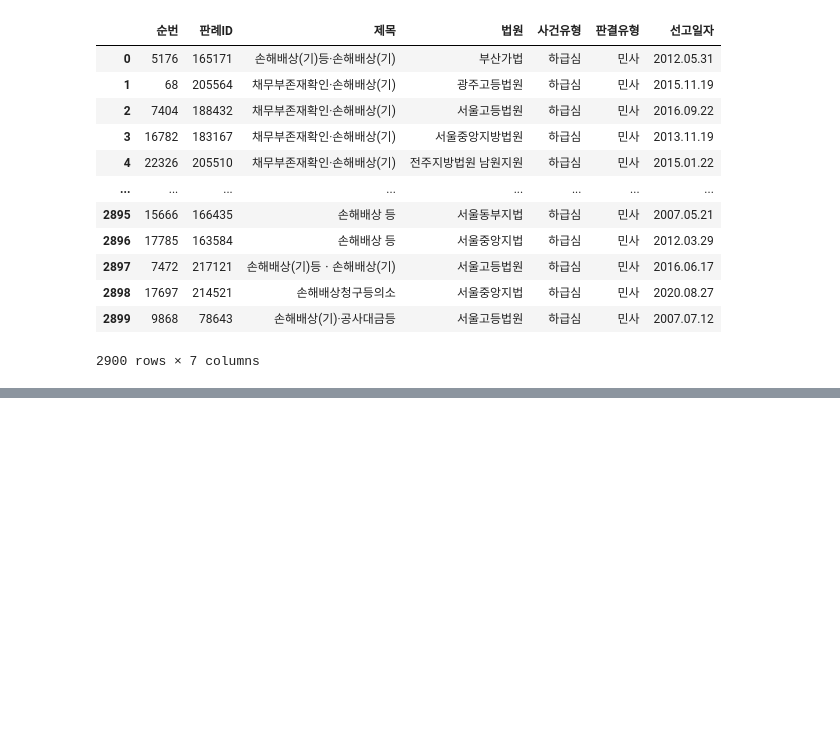
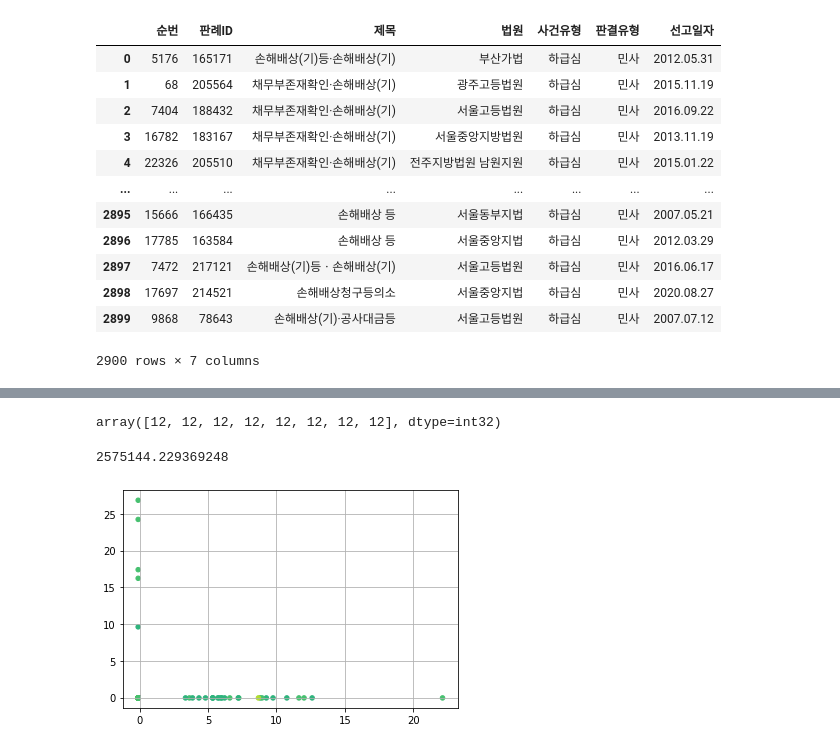
Before and after one commit to park1997/IndustrialSystemsEngineering_Project, a Jupyter notebook: 손해배상.ipynb, the cells around one changed output, grey strips where cells are left out. Cells and saved outputs as stored; diff of their text form; code cells hidden in the pictures; blank space fills up the shorter version.

```diff
--- a/손해배상.ipynb
+++ b/손해배상.ipynb
@@ -162,0 +365,10 @@ info_하등법령_df
+# %%
+tfidf_df = pd.DataFrame(X.toarray())
+# tfidf_df = pd.read_excel("TF-IDF_vectors.xlsx")
+from sklearn.metrics.pairwise import cosine_similarity
+from sklearn.metrics.pairwise import euclidean_distances
+# 2번째와 3번째 문서(유클리디안 거리 값)
+print(euclidean_distances(X[1], X[2]))#, X)
+# 2번째와 3번째 문서(코사인유사도 값)
+print(cosine_similarity(X[1], X[0]))#, X)
+# [[0.1837195]]
@@ -162,0 +589,11 @@ info_하등법령_df
+# %%
+# Instantiate the clustering model
+# n_init : 랜덤한 초기값을 몇번이나 다르게 설정해서 돌릴건지
+# max_iter=300 : iteration을 반복적으로 수행하면 서 좋을 결과로 수렴하게되는데 그 횟수를 몇번 할 것인지
+# verbose : 계산과정 보여줌 0,1,2 이렇게 해서 보여주는 정보의 양을 조절 할 수있음
+
+# 15개의 클러스터를 만들기
+n_clusters = 18
+kmeans = KMeans(n_clusters=n_clusters)
+# kmeans = KMeans(n_clusters=4,verbose = 1)
+kmeans
@@ -162,0 +602,6 @@ info_하등법령_df
+# %%
+# 모델에 fitting 하기
+kmeans.fit(scaled_df)
+
+y_kmeans = kmeans.predict(scaled_df)
+y_kmeans[0:10] # 군집화 된 결과
@@ -162,0 +627,19 @@ info_하등법령_df
+# %%
+kmeans.labels_[0:8]
+# %% [output]
+array([12, 12, 12, 12, 12, 12, 12, 12], dtype=int32)
+# %%
+# 클러스터링의 성능측정
+# 값이 높을 수록 좋음
+kmeans.inertia_
+# %% [output]
+2575144.229369248
+# %%
+plt.scatter(np.array(scaled_df)[:,0], np.array(scaled_df)[:,1], c=y_kmeans, s=20, cmap='viridis')
+
+centers = kmeans.cluster_centers_
+# plt.scatter(centers[:,0], centers[:,1], c='black', s=100, alpha=0.5)
+plt.grid()
+plt.show()
+# %% [output]
+[figure, added]
```
Also changed, not shown: parts of 34 cells of this notebook, 1 other file.
